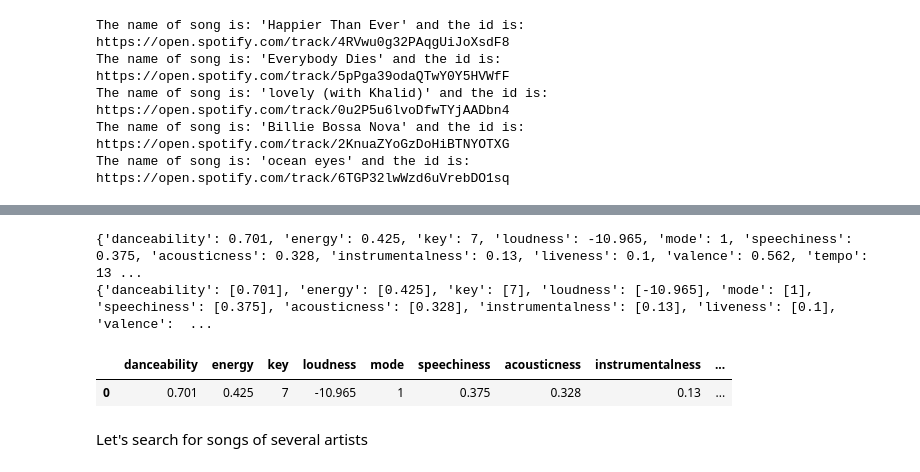
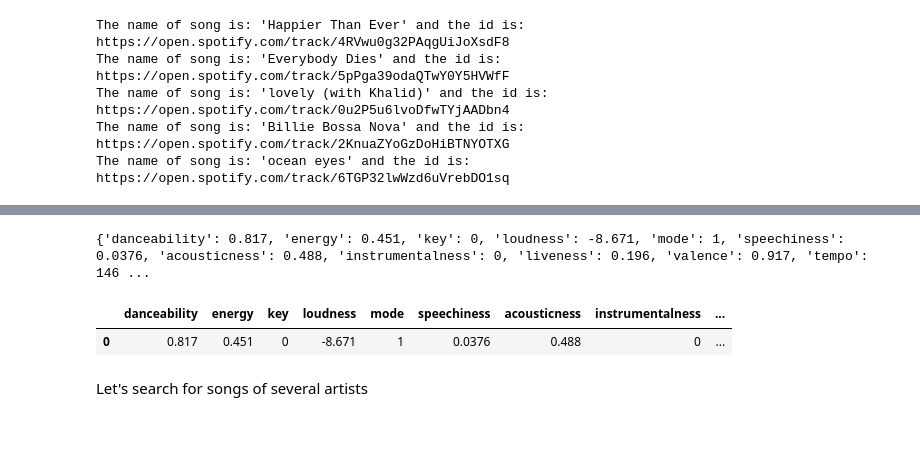
Before and after one commit to JuleTwelkemeier/IronJule, a Jupyter notebook: code_along/Notebook_Code_Along_Spotify_Structure.ipynb, the cells around one changed output, grey strips where cells are left out. Drawn from its saved outputs; the diff is of its cells as text; code cells hidden in the pictures; blank space fills up the shorter version.

```diff
--- a/code_along/Notebook_Code_Along_Spotify_Structure.ipynb
+++ b/code_along/Notebook_Code_Along_Spotify_Structure.ipynb
@@ -159,0 +160,9 @@ results["tracks"]["items"][0]['name']
+# %%
+import pandas as pd
+
+##use this and make the chosse_song input as song
+
+song = sp.search(q="In der Weihnachtsbäckerei", limit=1)
+#pprint.pprint(song['tracks']['items'][0]['uri'])
+song["tracks"]["items"][0]["uri"]
+sp.audio_features(song["tracks"]["items"][0]["uri"])[0]
@@ -160,23 +188,16 @@ results["tracks"]["items"][0]['name']
 # %%
-import pandas as pd
-
-song = sp.search(q="Bad Guy", limit=1)
-#pprint.pprint(song['tracks']['items'][0]['uri'])
-song["tracks"]["items"][0]["uri"]
-sp.audio_features(song["tracks"]["items"][0]["uri"])[0]
 my_dict = sp.audio_features(song["tracks"]["items"][0]["uri"])[0] # you can provide a list of uri's
 
 print(my_dict)
 my_dict_new = { key: [my_dict[key]] for key in list(my_dict.keys()) }
-#my_dict_new['name'] = [song["tracks"]["items"][0]['name']]
-print(my_dict_new)
+#my_dict_new['name'] = [song["tracks"]["items"][0]['name']] #if you want to include the name if the song
+#print(my_dict_new)
 
 pd.DataFrame(my_dict_new)
 # %% [output]
-{'danceability': 0.701, 'energy': 0.425, 'key': 7, 'loudness': -10.965, 'mode': 1, 'speechiness': 0.375, 'acousticness': 0.328, 'instrumentalness': 0.13, 'liveness': 0.1, 'valence': 0.562, 'tempo': 13 ...
-{'danceability': [0.701], 'energy': [0.425], 'key': [7], 'loudness': [-10.965], 'mode': [1], 'speechiness': [0.375], 'acousticness': [0.328], 'instrumentalness': [0.13], 'liveness': [0.1], 'valence':  ...
+{'danceability': 0.817, 'energy': 0.451, 'key': 0, 'loudness': -8.671, 'mode': 1, 'speechiness': 0.0376, 'acousticness': 0.488, 'instrumentalness': 0, 'liveness': 0.196, 'valence': 0.917, 'tempo': 146 ...
 |  | danceability | energy | key | loudness | mode | speechiness | acousticness | instrumentalness | ... |
-| 0 | 0.701 | 0.425 | 7 | -10.965 | 1 | 0.375 | 0.328 | 0.13 | ... |
+| 0 | 0.817 | 0.451 | 0 | -8.671 | 1 | 0.0376 | 0.488 | 0 | ... |
 # %% [markdown]
 Let's search for songs of several artists
 # %%
```
Also changed, not shown: parts of 9 cells of this notebook, 12 other files.
